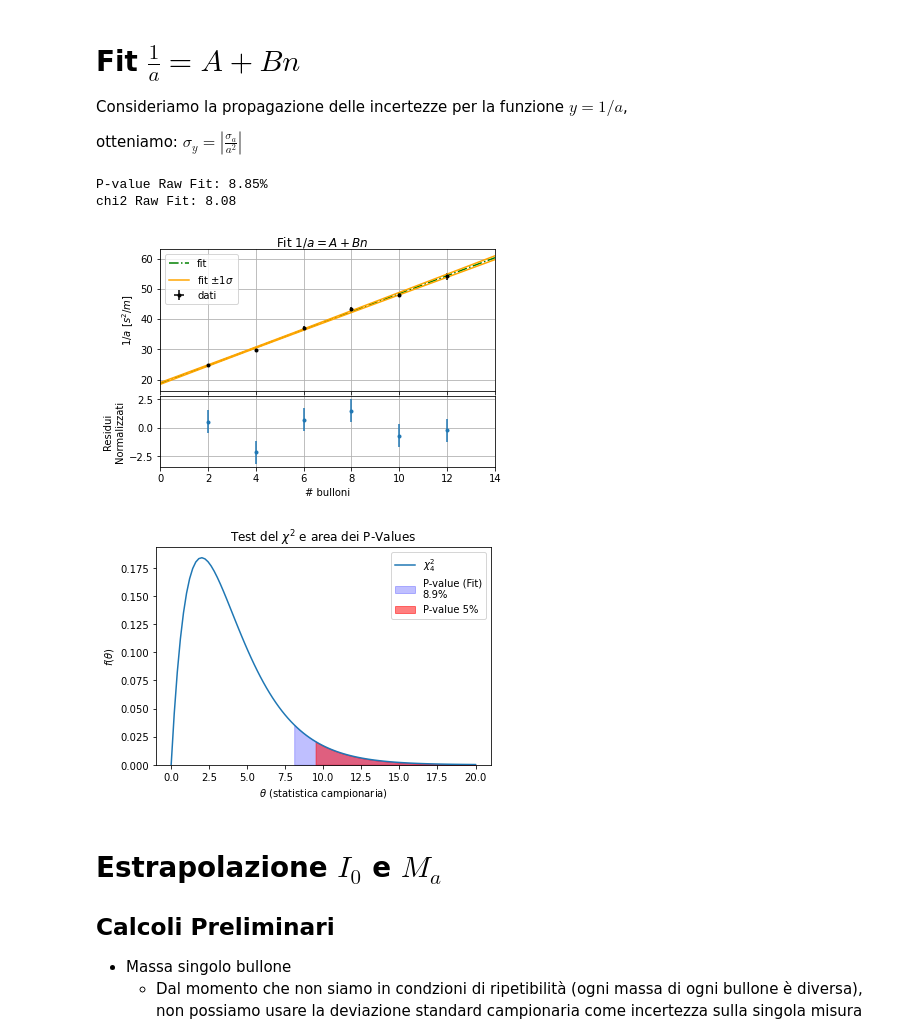
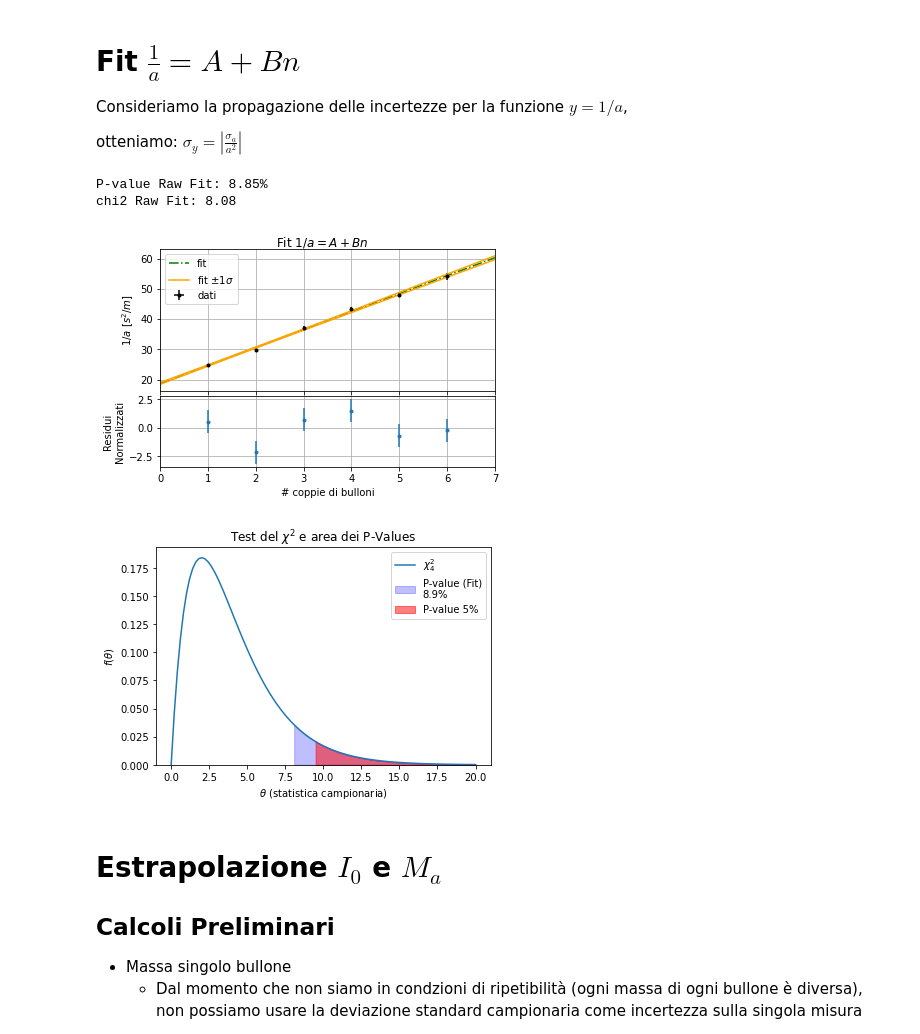
Before and after one commit to unTipicoCapodoglio/prova5, a Jupyter notebook: analisi5b.ipynb, the cells around one changed output. Cells and saved outputs as stored; diff of their text form; code cells hidden in the pictures.

```diff
--- a/analisi5b.ipynb
+++ b/analisi5b.ipynb
@@ -138,10 +138,10 @@ Consideriamo la propagazione delle incertezze per la funzione $y=1/a$,
 otteniamo: $\sigma_y=|\frac{\sigma_a}{a^2}|$
 # %%
 # Raw Fit (chiamo i risultati di questo fit con m1,sigma_m1,c1...)
-n = np.array([2,4,6,8,10,12])
+n = np.array([1,2,3,4,5,6])
 y = 1/a
 sigma_y = abs(sigma_a/a**2)
-m1, sigma_m1, c1, sigma_c1, cov1, rho1 = lf.lin_fit(n,y,sigma_y, res=True,verbose=False, xlabel='# bulloni', ylabel='$1/a~[s^2/m]$', title='Fit $1/a=A+Bn$', name='fig5b/bulloniRawFit.pdf', save=True)
+m1, sigma_m1, c1, sigma_c1, cov1, rho1 = lf.lin_fit(n,y,sigma_y, res=True,verbose=False, xlabel='# coppie di bulloni', ylabel='$1/a~[s^2/m]$', title='Fit $1/a=A+Bn$', name='fig5b/bulloniRawFit.pdf', save=True)
 
 
 # Test del chi2
@@ -160,34 +160,34 @@ Pv_raw, trash = integrate.quad(chi2.pdf, chi2_raw, np.inf,args=[nu]) #trash è l
 #chi2_best = np.sum(((y-m2*n-c2)/sigma_y_new)**2)
 #Pv_best, trash = integrate.quad(chi2.pdf, chi2_best, np.inf,args=[nu])
 
 
 # Grafico chi2
 plt.figure()
 x = np.linspace(0,20,100)
 plt.plot(x, chi2.pdf(x,df=nu), label = '$ \chi^2_4$')
 plt.ylim(0)
 plt.title('Test del $\chi^2$ e area dei P-Values')
 x_color_raw = np.linspace(chi2_raw, 20, 100)
 #x_color_best = np.linspace(chi2_best, 20, 100)
 x_color_critic = np.linspace(9.49, 20, 100)
 plt.fill_between(x_color_raw, 0, chi2.pdf(x_color_raw, nu), label='P-value (Fit)\n'+"{:.1%}".format(Pv_raw), alpha = 0.25, color = 'blue')
 #plt.fill_between(x_color_best, 0, chi2.pdf(x_color_best, nu), label='P-value (Best Fit)\n'+"{:.1%}".format(Pv_best), alpha = 0.5)
 plt.fill_between(x_color_critic, 0, chi2.pdf(x_color_critic,nu), label='P-value 5%', color='red', alpha=0.5)
 plt.xlabel('$\\theta$ (statistica campionaria)')
 plt.ylabel('$f(\\theta)$')
 plt.legend()
 plt.savefig('fig5b/chi2.pdf')
 
 # stampe
 print("P-value Raw Fit: {:.2%}".format(Pv_raw))
 #print("P-value Best Fit: {:.2%}".format(Pv_best))
 print("chi2 Raw Fit: {:.2f}".format(chi2_raw))
 #print("chi2 Best Fit: {:.2f}".format(chi2_best))
 #non ho idea di quante cifre significative ci vadano per questi chi2
 # %% [output]
 P-value Raw Fit: 8.85%
 chi2 Raw Fit: 8.08
-[figure, old version]
+[figure, new version]
 [figure]
 # %% [markdown]
 # Estrapolazione $I_0$ e $M_a$
```
Also changed, not shown: parts of 4 cells of this notebook.
